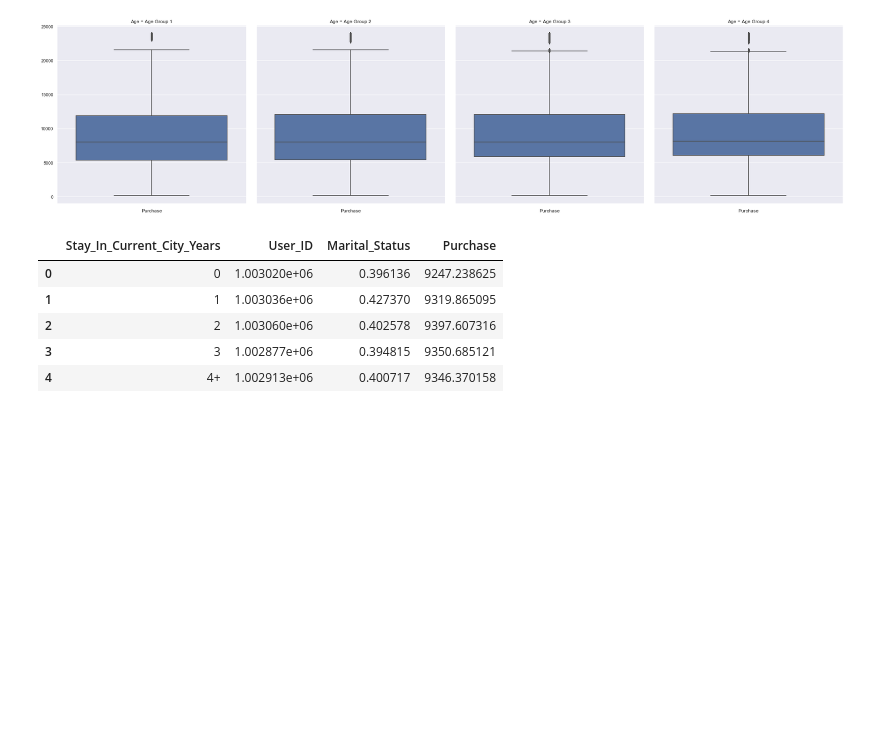
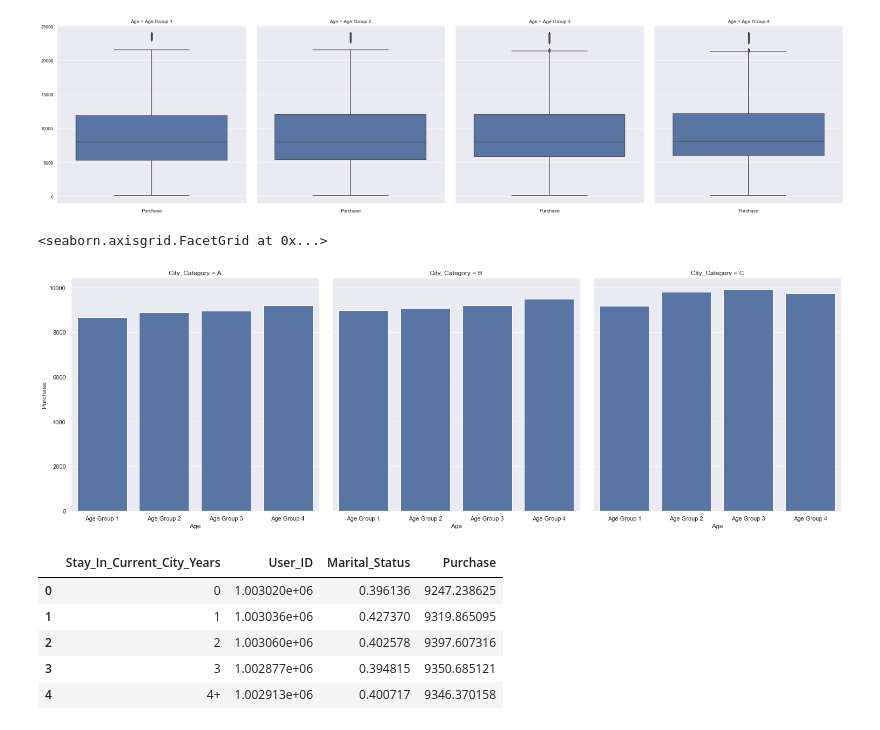
Before and after one commit to DishantBhatt/BlackFridaySales, a Jupyter notebook: BlackFridayAnalysis.ipynb, the cells around one changed output. Saved outputs shown, nothing was run; the diff lists cells and outputs as text; code cells hidden in the pictures; blank space fills up the shorter version.

```diff
--- a/BlackFridayAnalysis.ipynb
+++ b/BlackFridayAnalysis.ipynb
@@ -78,5 +78,13 @@ sns.FacetGrid(data= df.sort_values('Age'), col = 'Age', height = 7).map(sns.boxp
 # %% [output]
 <seaborn.axisgrid.FacetGrid at 0x...>
 [figure]
+# %%
+df_age = df.groupby(['Age', 'City_Category']).agg({'Purchase': 'mean'}).reset_index()
+sns.FacetGrid(data = df_age.sort_values('Age'), col = 'City_Category', height = 7).map(
+        sns.barplot, 'Age', 'Purchase'
+)
+# %% [output]
+<seaborn.axisgrid.FacetGrid at 0x...>
+[figure, added]
 # %%
 df_by_stayyears = df_og.groupby('Stay_In_Current_City_Years').mean().reset_index()
```
Also changed, not shown: parts of 14 cells of this notebook.
